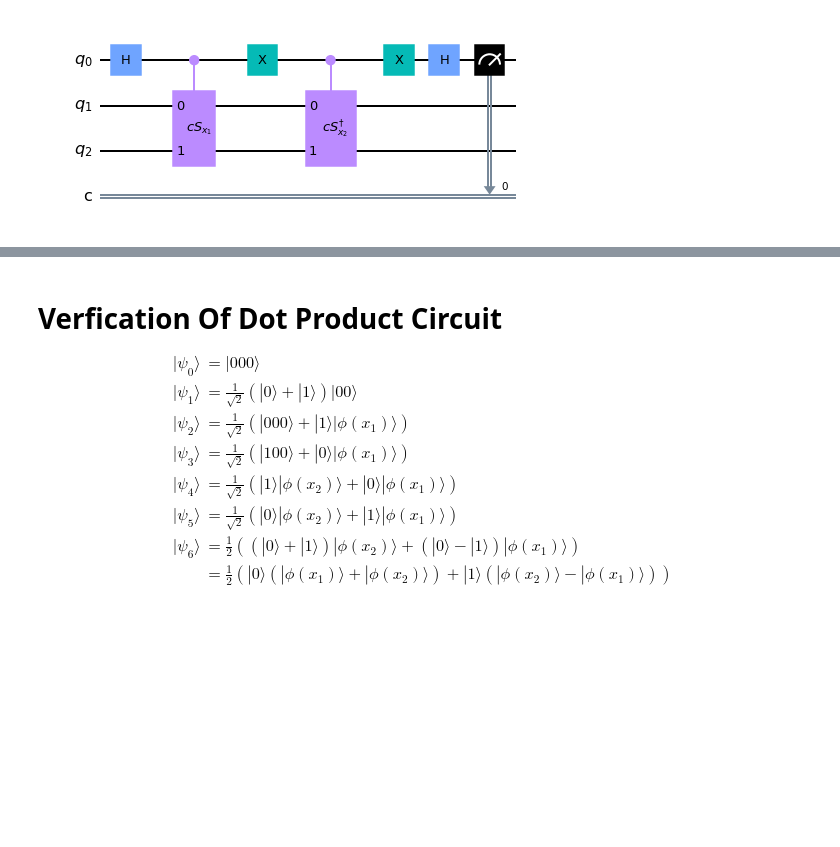
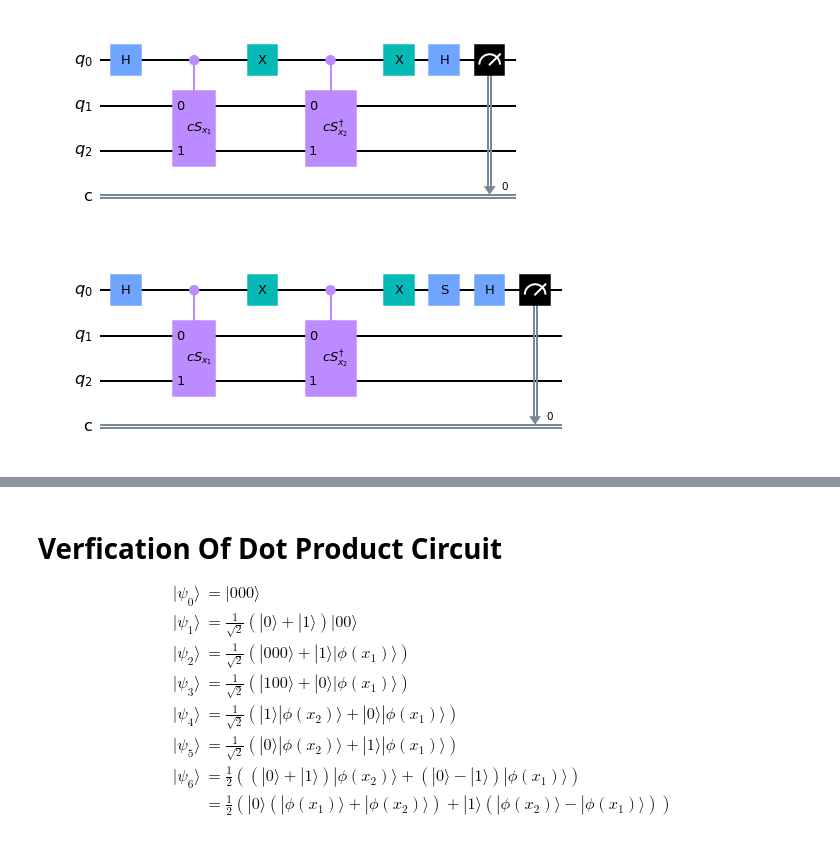
Before and after one commit to cwjsdsu/Qractice, a Jupyter notebook: Cole/VariationalQuantumClassifierPart2.ipynb, the cells around one changed output, grey strips where cells are left out. Saved outputs shown, nothing was run; the diff lists cells and outputs as text; code cells hidden in the pictures; blank space fills up the shorter version.

```diff
--- a/Cole/VariationalQuantumClassifierPart2.ipynb
+++ b/Cole/VariationalQuantumClassifierPart2.ipynb
@@ -655,6 +688,10 @@ def computeGramMatrix2(xs, Sx, shots=2048, reps=1):
 kernelCirc([0, 0], [1, 1], MyZZFeatureMap, reps=2).draw('mpl')
 # %% [output]
 [figure]
+# %%
+kernelCirc_complex([0, 0], [1, 1], MyZZFeatureMap, reps=2).draw('mpl')
+# %% [output]
+[figure, added]
 # %%
 kernelCirc2([0, 0], [1, 1], MyZZFeatureMap, reps=2).draw('mpl')
 # %% [output]
```
Also changed, not shown: parts of 12 cells of this notebook.
